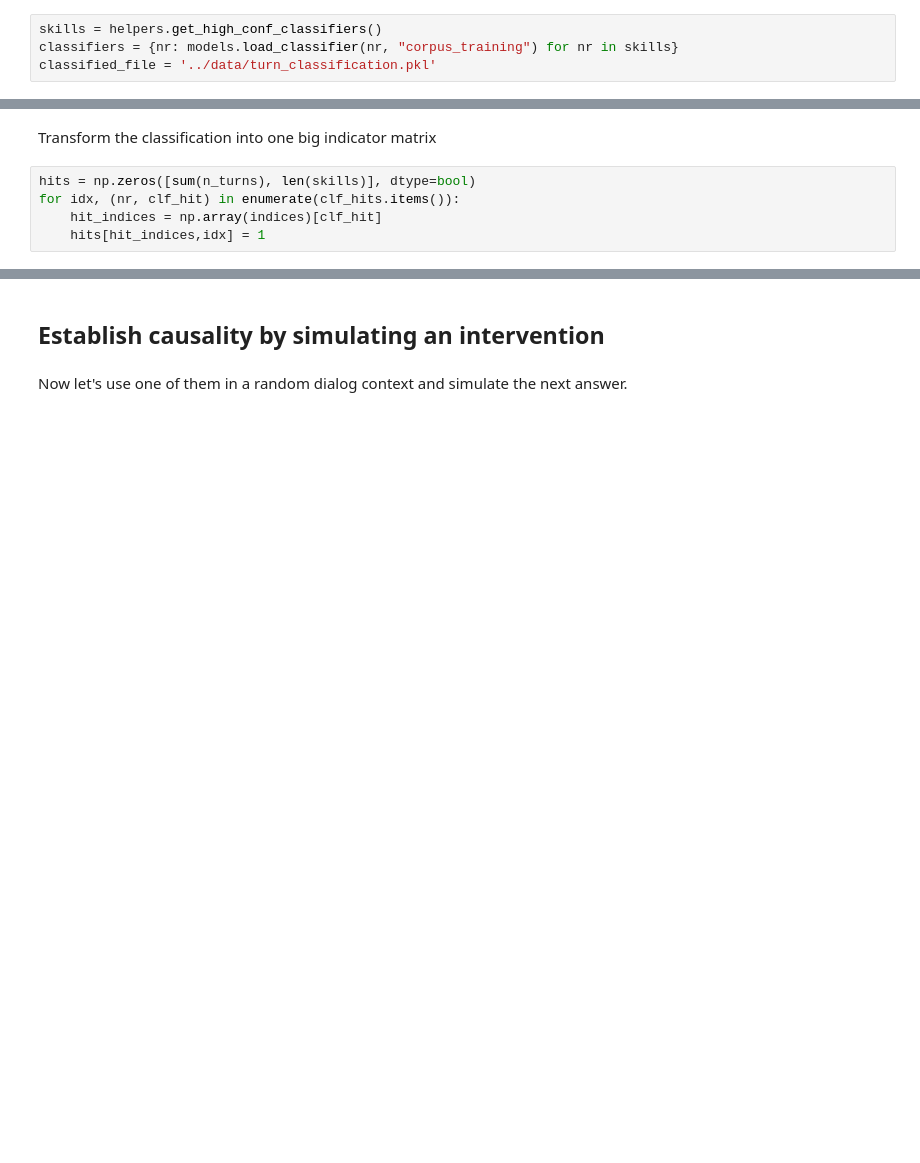
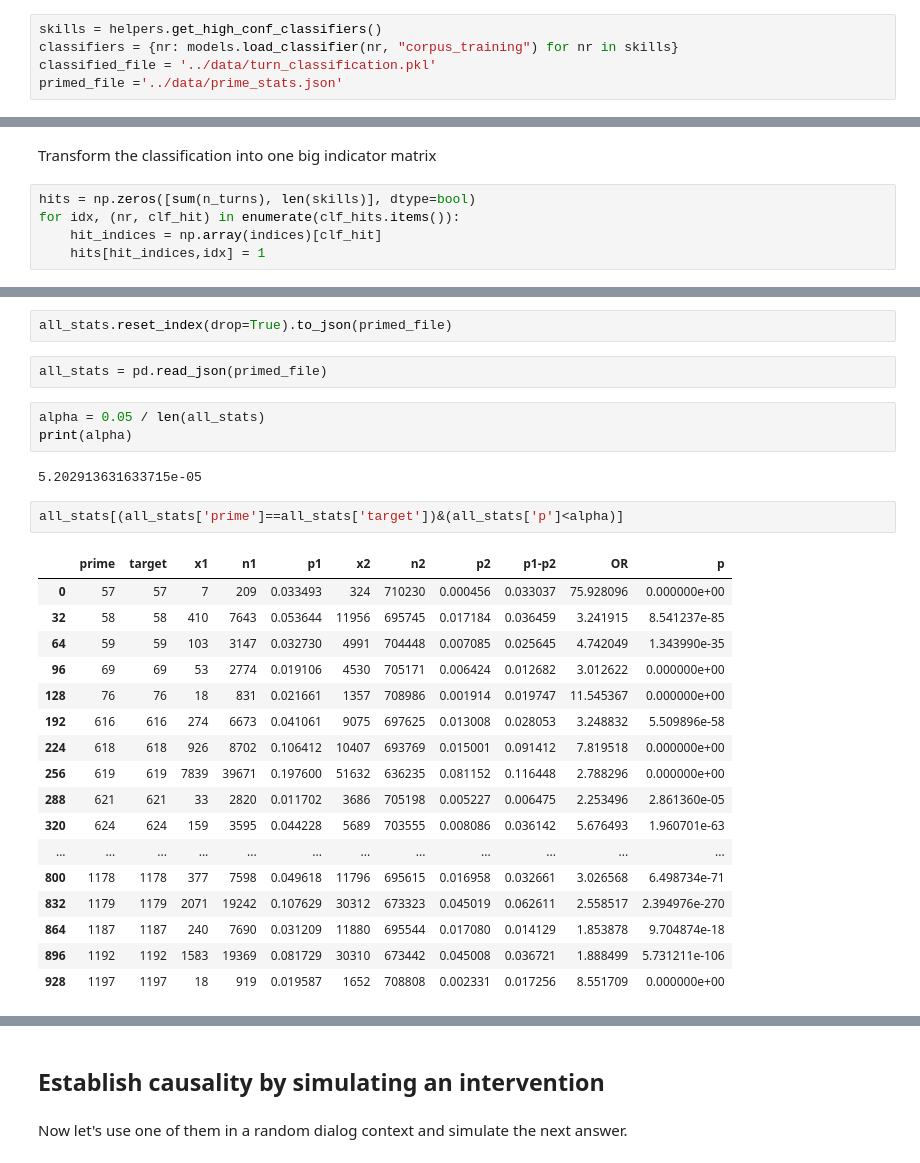
Before and after one commit to shivster2000/grammarctg, a Jupyter notebook: experiments/020_priming.ipynb, the cells around one changed output, grey strips where cells are left out. Saved outputs shown, nothing was run; the diff lists cells and outputs as text; blank space fills up the shorter version.

```diff
--- a/experiments/020_priming.ipynb
+++ b/experiments/020_priming.ipynb
@@ -50,6 +57,7 @@ Let's classify the grammar in all turns.
 skills = helpers.get_high_conf_classifiers()
 classifiers = {nr: models.load_classifier(nr, "corpus_training") for nr in skills}
 classified_file = '../data/turn_classification.pkl'
+primed_file ='../data/prime_stats.json'
 # %%
 max_turns = int(1e10)
 sentences = [(idx, sentence) for idx, turn in tqdm(enumerate(turns[:max_turns]), total=len(turns), desc="Sentence tokenization") for sentence in data.sent_tokenize(turn)]
@@ -146,0 +166,29 @@ for idx, nr in enumerate(skills):
+# %%
+all_stats.reset_index(drop=True).to_json(primed_file)
+# %%
+all_stats = pd.read_json(primed_file)
+# %%
+alpha = 0.05 / len(all_stats)
+print(alpha)
+# %% [output]
+5.202913631633715e-05
+# %%
+all_stats[(all_stats['prime']==all_stats['target'])&(all_stats['p']<alpha)]
+# %% [output]
+|  | prime | target | x1 | n1 | p1 | x2 | n2 | p2 | p1-p2 | OR | p |
+| 0 | 57 | 57 | 7 | 209 | 0.033493 | 324 | 710230 | 0.000456 | 0.033037 | 75.928096 | 0.000000e+00 |
+| 32 | 58 | 58 | 410 | 7643 | 0.053644 | 11956 | 695745 | 0.017184 | 0.036459 | 3.241915 | 8.541237e-85 |
+| 64 | 59 | 59 | 103 | 3147 | 0.032730 | 4991 | 704448 | 0.007085 | 0.025645 | 4.742049 | 1.343990e-35 |
+| 96 | 69 | 69 | 53 | 2774 | 0.019106 | 4530 | 705171 | 0.006424 | 0.012682 | 3.012622 | 0.000000e+00 |
+| 128 | 76 | 76 | 18 | 831 | 0.021661 | 1357 | 708986 | 0.001914 | 0.019747 | 11.545367 | 0.000000e+00 |
+| 192 | 616 | 616 | 274 | 6673 | 0.041061 | 9075 | 697625 | 0.013008 | 0.028053 | 3.248832 | 5.509896e-58 |
+| 224 | 618 | 618 | 926 | 8702 | 0.106412 | 10407 | 693769 | 0.015001 | 0.091412 | 7.819518 | 0.000000e+00 |
+| 256 | 619 | 619 | 7839 | 39671 | 0.197600 | 51632 | 636235 | 0.081152 | 0.116448 | 2.788296 | 0.000000e+00 |
+| 288 | 621 | 621 | 33 | 2820 | 0.011702 | 3686 | 705198 | 0.005227 | 0.006475 | 2.253496 | 2.861360e-05 |
+| 320 | 624 | 624 | 159 | 3595 | 0.044228 | 5689 | 703555 | 0.008086 | 0.036142 | 5.676493 | 1.960701e-63 |
+| ... | ... | ... | ... | ... | ... | ... | ... | ... | ... | ... | ... |
+| 800 | 1178 | 1178 | 377 | 7598 | 0.049618 | 11796 | 695615 | 0.016958 | 0.032661 | 3.026568 | 6.498734e-71 |
+| 832 | 1179 | 1179 | 2071 | 19242 | 0.107629 | 30312 | 673323 | 0.045019 | 0.062611 | 2.558517 | 2.394976e-270 |
+| 864 | 1187 | 1187 | 240 | 7690 | 0.031209 | 11880 | 695544 | 0.017080 | 0.014129 | 1.853878 | 9.704874e-18 |
+| 896 | 1192 | 1192 | 1583 | 19369 | 0.081729 | 30310 | 673442 | 0.045008 | 0.036721 | 1.888499 | 5.731211e-106 |
+| 928 | 1197 | 1197 | 18 | 919 | 0.019587 | 1652 | 708808 | 0.002331 | 0.017256 | 8.551709 | 0.000000e+00 |
```
Also changed, not shown: parts of 28 cells of this notebook, 1 other file.
